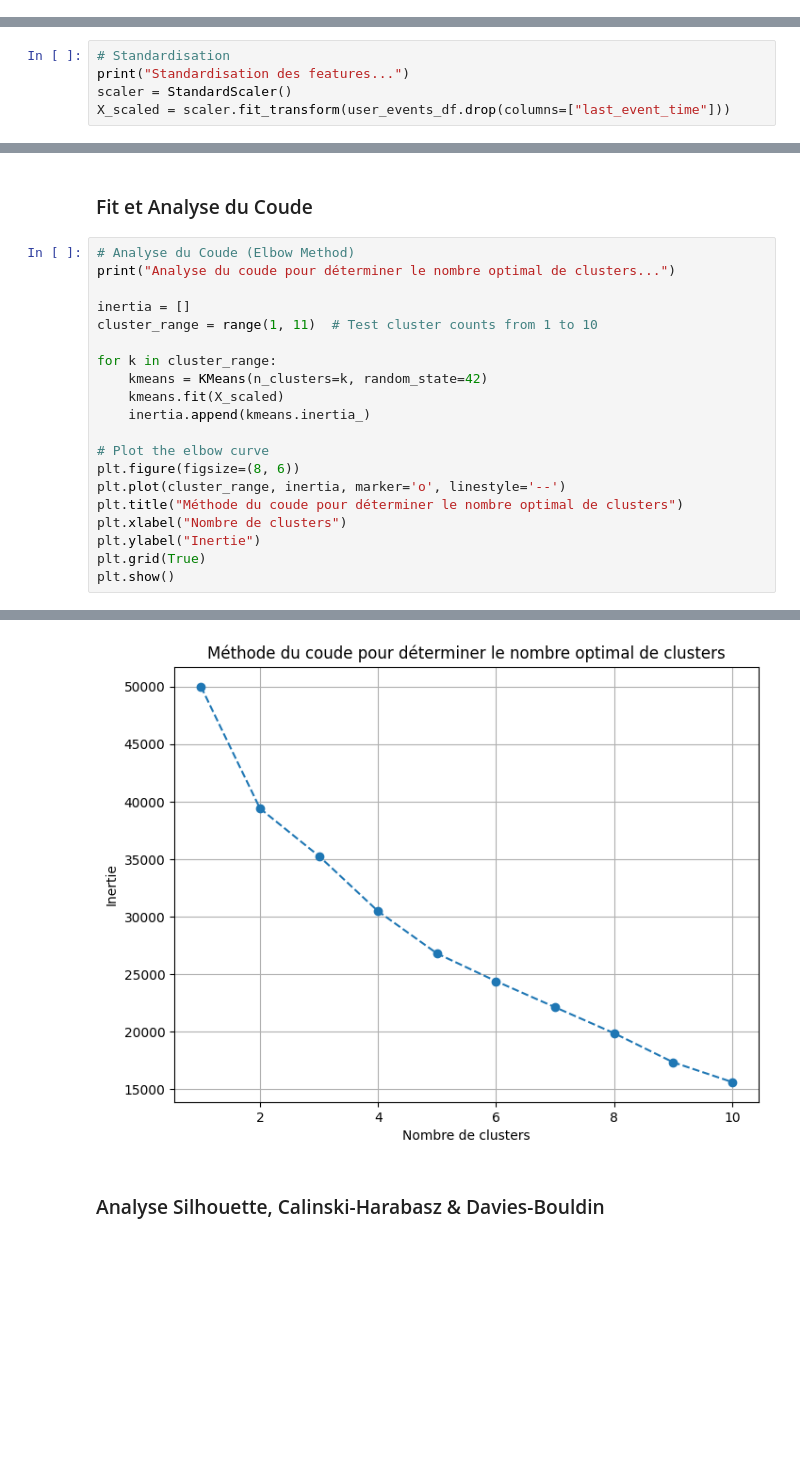
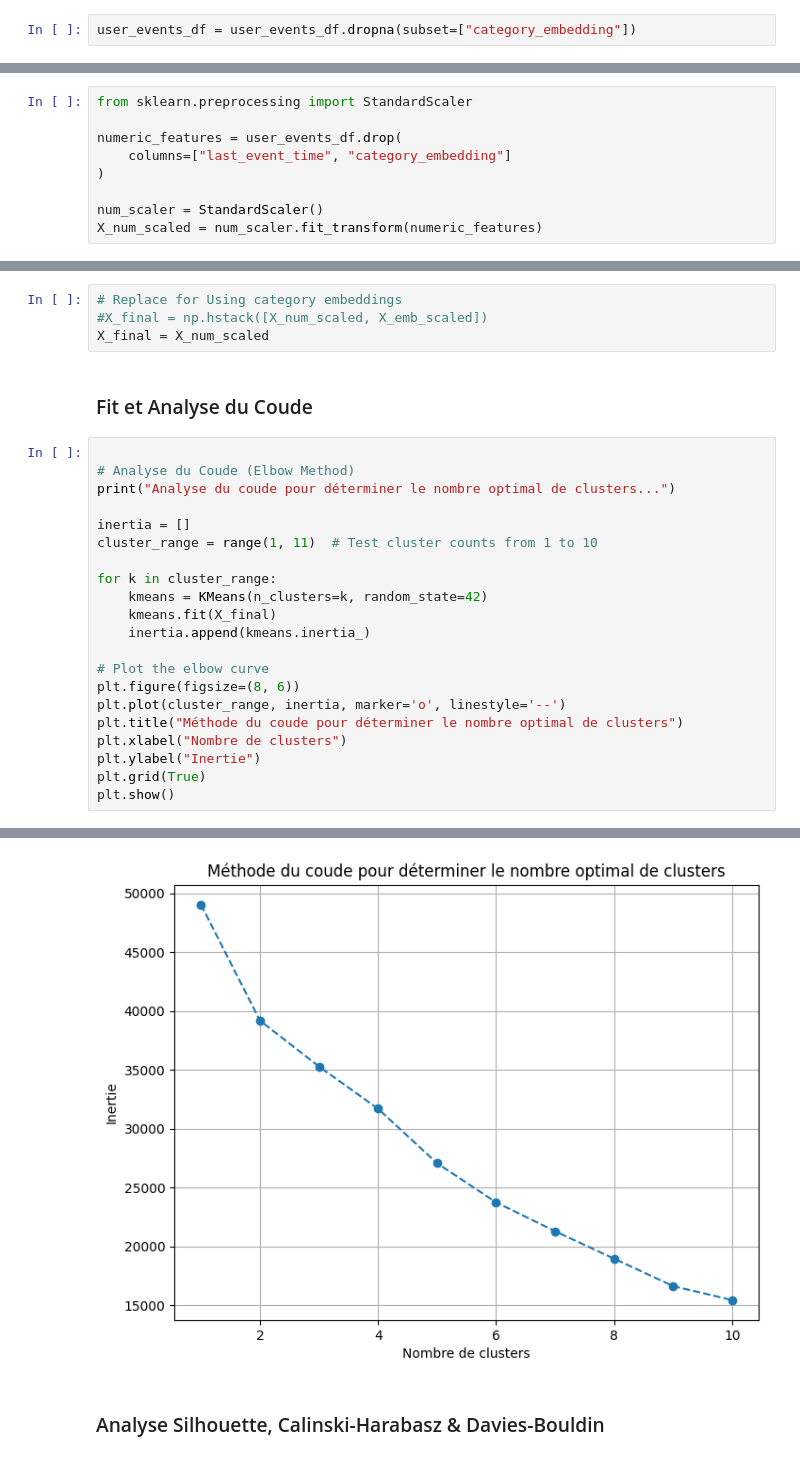
Before and after one commit to s-candido/amazing, a Jupyter notebook: ml_ia/models/clustering/clustering_kmeans.ipynb, the cells around one changed output, grey strips where cells are left out. Cells and saved outputs as stored; diff of their text form; blank space fills up the shorter version.

```diff
--- a/ml_ia/models/clustering/clustering_kmeans.ipynb
+++ b/ml_ia/models/clustering/clustering_kmeans.ipynb
@@ -106,0 +114,2 @@ First 10 rows of user_events table:
+# %%
+user_events_df = user_events_df.dropna(subset=["category_embedding"])
@@ -107,7 +122,11 @@ First 10 rows of user_events table:
 # %% [markdown]
 ### Normalisation et Standardisation des données
 # %%
-# Standardisation
-print("Standardisation des features...")
-scaler = StandardScaler()
-X_scaled = scaler.fit_transform(user_events_df.drop(columns=["last_event_time"]))
+from sklearn.preprocessing import StandardScaler
+
+numeric_features = user_events_df.drop(
+    columns=["last_event_time", "category_embedding"]
+)
+
+num_scaler = StandardScaler()
+X_num_scaled = num_scaler.fit_transform(numeric_features)
@@ -132,28 +195,33 @@ array([[ 1.08138408,  2.40386871,  2.63756841, ..., -0.34209879,
+# %%
+# Replace for Using category embeddings
+#X_final = np.hstack([X_num_scaled, X_emb_scaled])
+X_final = X_num_scaled
 # %% [markdown]
 ### Fit et Analyse du Coude
 # %%
+
 # Analyse du Coude (Elbow Method)
 print("Analyse du coude pour déterminer le nombre optimal de clusters...")
 
 inertia = []
 cluster_range = range(1, 11)  # Test cluster counts from 1 to 10
 
 for k in cluster_range:
     kmeans = KMeans(n_clusters=k, random_state=42)
-    kmeans.fit(X_scaled)
+    kmeans.fit(X_final)
     inertia.append(kmeans.inertia_)
 
 # Plot the elbow curve
 plt.figure(figsize=(8, 6))
 plt.plot(cluster_range, inertia, marker='o', linestyle='--')
 plt.title("Méthode du coude pour déterminer le nombre optimal de clusters")
 plt.xlabel("Nombre de clusters")
 plt.ylabel("Inertie")
 plt.grid(True)
 plt.show()
 # %% [output]
 Analyse du coude pour déterminer le nombre optimal de clusters...
-[figure, old version]
+[figure, new version]
 # %% [markdown]
 ### Analyse Silhouette, Calinski-Harabasz & Davies-Bouldin
 # %%
```
Also changed, not shown: parts of 26 cells of this notebook, 7 other files.
